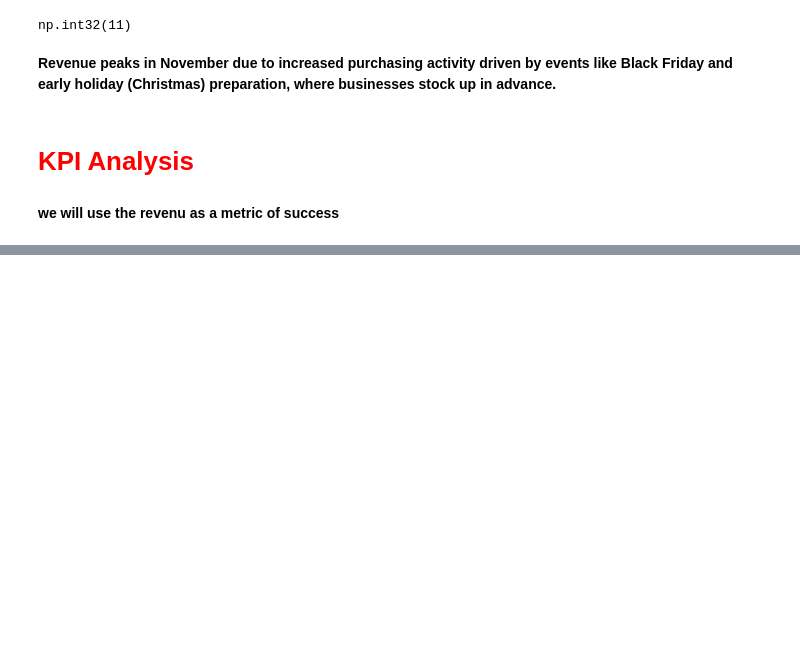
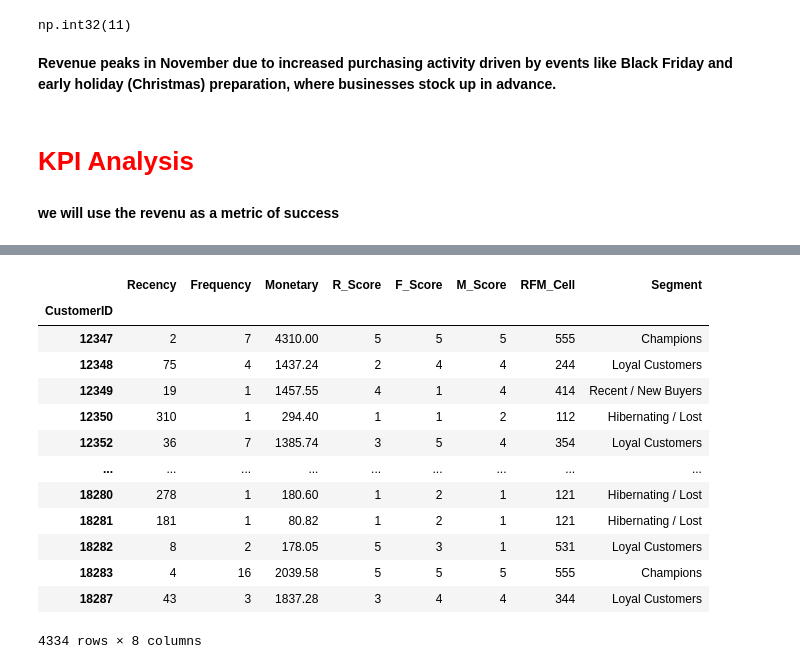
Before and after one commit to omar-saifi/RFM-Analysis, a Jupyter notebook: analyse.ipynb, the cells around one changed output, grey strips where cells are left out. Cells and saved outputs as stored; diff of their text form; code cells hidden in the pictures; blank space fills up the shorter version.

```diff
--- a/analyse.ipynb
+++ b/analyse.ipynb
@@ -505,0 +583,13 @@ df1
+# %%
+# Recency: Lower values are better -> labels=[5, 4, 3, 2, 1]
+rfm['R_Score'] = pd.qcut(rfm['Recency'], q=5, labels=[5, 4, 3, 2, 1])
+
+# Frequency & Monetary: Higher values are better -> labels=[1, 2, 3, 4, 5]
+# We use rank(method='first') to handle ties cleanly if many customers have identical low frequencies
+rfm['F_Score'] = pd.qcut(rfm['Frequency'].rank(method='first'), q=5, labels=[1, 2, 3, 4, 5])
+rfm['M_Score'] = pd.qcut(rfm['Monetary'], q=5, labels=[1, 2, 3, 4, 5])
+
+# Combine scores into a single string identifier
+rfm['RFM_Cell'] = rfm['R_Score'].astype(str) + rfm['F_Score'].astype(str) + rfm['M_Score'].astype(str)
+
+print(rfm[['Recency', 'Frequency', 'Monetary', 'RFM_Cell']].head())
@@ -505,0 +604,15 @@ df1
+# %%
+# Define mapping logic using regex strings based on R and F scores
+segs = {
+    r'[4-5][4-5][0-5]': 'Champions',
+    r'[2-5][3-5][0-5]': 'Loyal Customers',
+    r'[3-5][1-2][0-5]': 'Recent / New Buyers',
+    r'[2-3][1-2][0-5]': 'About to Sleep',
+    r'[1-2][3-5][0-5]': 'Can\'t Lose Them',
+    r'[1-2][1-2][0-5]': 'Hibernating / Lost'
+}
+
+rfm['Segment'] = rfm['RFM_Cell'].replace(segs, regex=True)
+
+# Let's see the distribution of your customer segments!
+print(rfm['Segment'].value_counts())
@@ -505,0 +628,17 @@ df1
+# %%
+rfm
+# %% [output]
+|  | Recency | Frequency | Monetary | R_Score | F_Score | M_Score | RFM_Cell | Segment |
+| CustomerID |  |  |  |  |  |  |  |  |
+| 12347 | 2 | 7 | 4310.00 | 5 | 5 | 5 | 555 | Champions |
+| 12348 | 75 | 4 | 1437.24 | 2 | 4 | 4 | 244 | Loyal Customers |
+| 12349 | 19 | 1 | 1457.55 | 4 | 1 | 4 | 414 | Recent / New Buyers |
+| 12350 | 310 | 1 | 294.40 | 1 | 1 | 2 | 112 | Hibernating / Lost |
+| 12352 | 36 | 7 | 1385.74 | 3 | 5 | 4 | 354 | Loyal Customers |
+| ... | ... | ... | ... | ... | ... | ... | ... | ... |
+| 18280 | 278 | 1 | 180.60 | 1 | 2 | 1 | 121 | Hibernating / Lost |
+| 18281 | 181 | 1 | 80.82 | 1 | 2 | 1 | 121 | Hibernating / Lost |
+| 18282 | 8 | 2 | 178.05 | 5 | 3 | 1 | 531 | Loyal Customers |
+| 18283 | 4 | 16 | 2039.58 | 5 | 5 | 5 | 555 | Champions |
+| 18287 | 43 | 3 | 1837.28 | 3 | 4 | 4 | 344 | Loyal Customers |
+4334 rows × 8 columns
```
Also changed, not shown: parts of 11 cells of this notebook, 1 other file.
